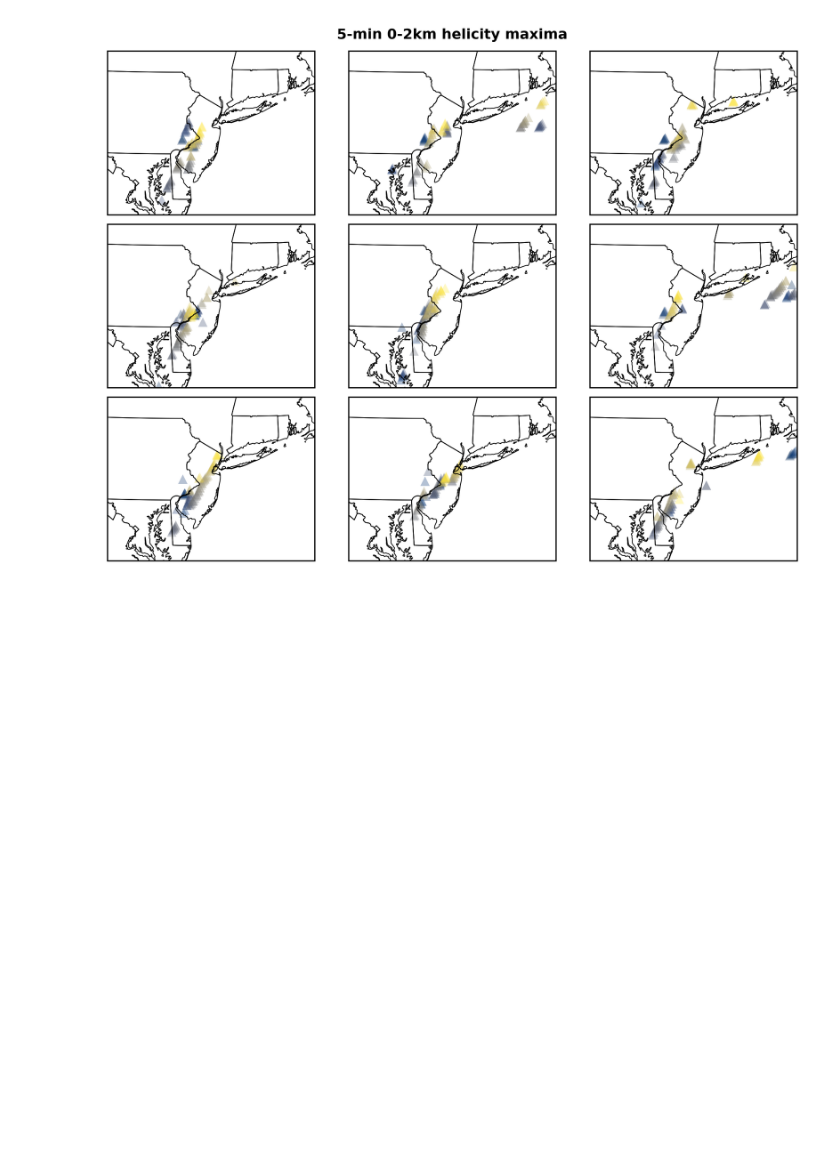
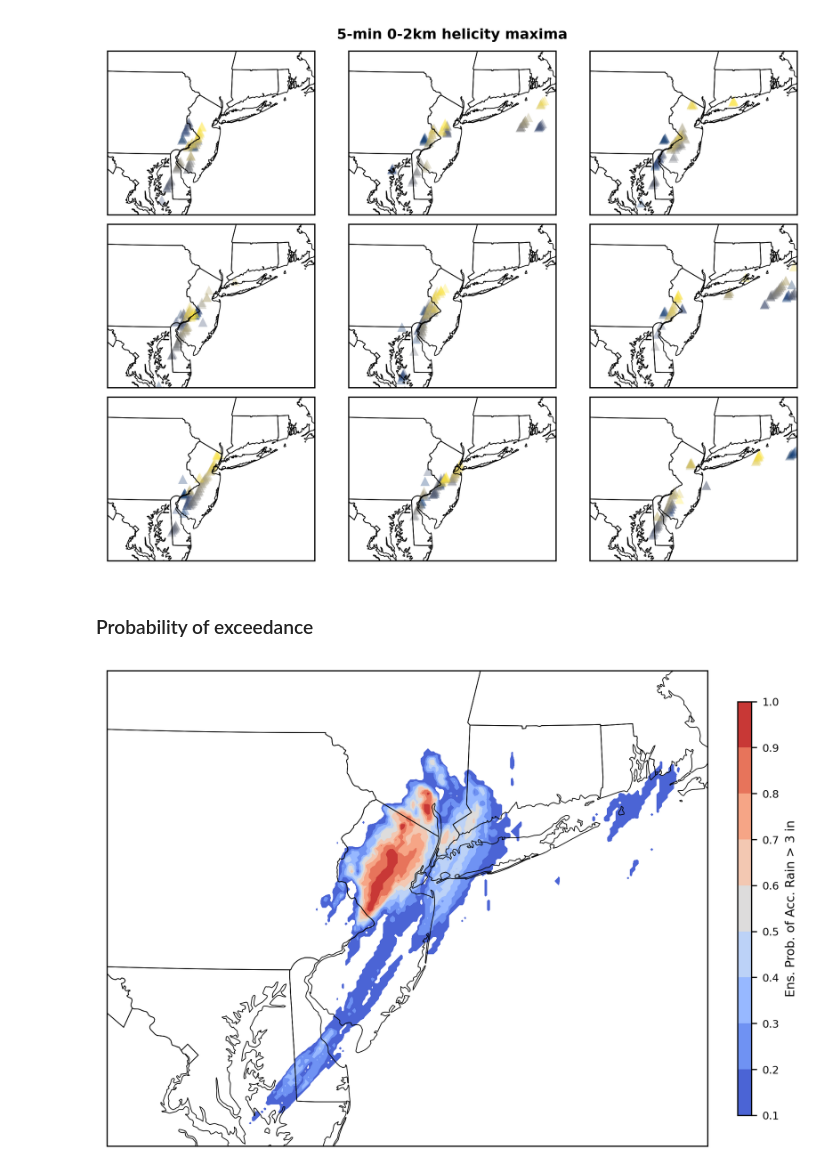
Before and after one commit to tyfolino/ida-precip, a Jupyter notebook: sandbox.ipynb, the cells around one changed output. Cells and saved outputs as stored; diff of their text form; code cells hidden in the pictures; blank space fills up the shorter version.

Commit message:
Added probability of exceedance plots

```diff
--- a/sandbox.ipynb
+++ b/sandbox.ipynb
@@ -94,3 +97,35 @@ plt.suptitle("5-min 0-2km helicity maxima",fontsize=9,fontweight='bold')
 plt.show()
 # %% [output]
 [figure]
+# %% [markdown]
+### Probability of exceedance
+# %%
+rainnc_6hr = rainnc.isel(Time=-1)
+gt_3in = (rainnc_6hr > 76.20).sum(dim='ens') / len(rainnc_6hr.ens)
+# %%
+# define a few variables
+linewidth=0.5
+region = [-78,-70.7,38,42.5]
+proj = ccrs.LambertConformal(central_longitude=central_longitude,
+                             central_latitude=central_latitude)
+
+
+fig, ax = plt.subplots(1, 1, subplot_kw=dict(projection=proj),
+                         dpi=300,layout="constrained")
+p = ax.contourf(lon,lat,gt_3in,
+                transform=ccrs.PlateCarree(),
+                cmap="coolwarm",levels=np.arange(0.1,1.1,0.1),
+                # extend="max")
+)
+p.axes.set_extent(region,crs=ccrs.PlateCarree())
+p.axes.add_feature(cfeature.STATES,linewidth=linewidth)
+# plt.subplots_adjust(wspace=0.04,hspace=0.04)
+# plt.suptitle("5-min 0-2km helicity maxima",fontsize=9,fontweight='bold')
+
+cbar = fig.colorbar(p,ax=ax,shrink=0.8,aspect=30)
+cbar.ax.tick_params(labelsize=7)
+cbar.set_label("Ens. Prob. of Acc. Rain > 3 in",fontsize=8)
+
+plt.show()
+# %% [output]
+[figure, added]
```
Also changed, not shown: parts of 6 cells of this notebook, 1 other file.
